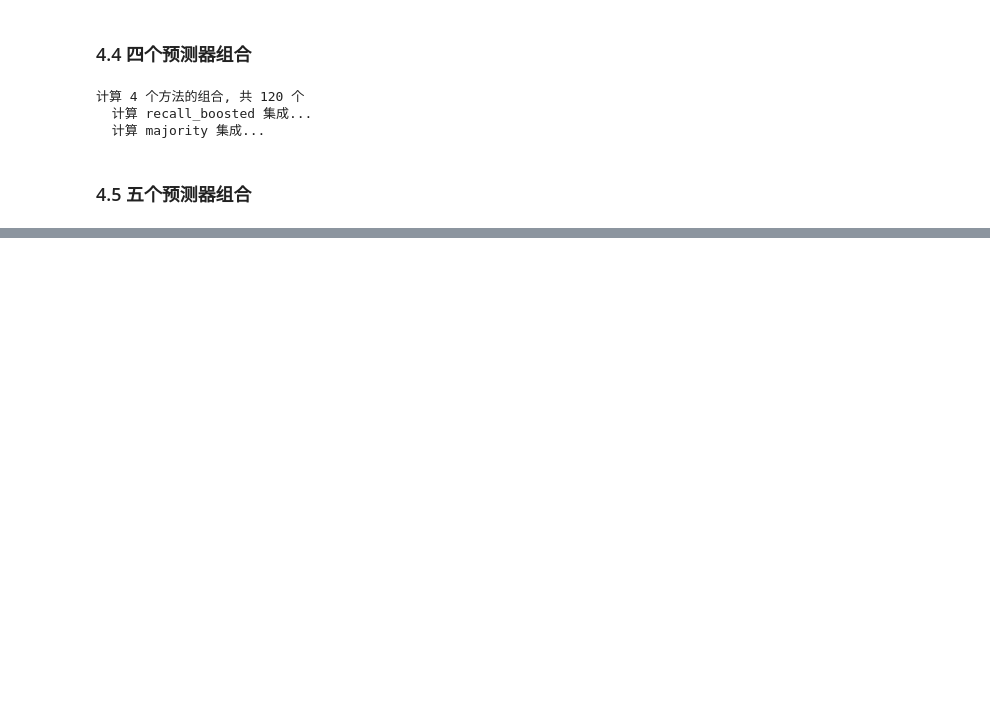
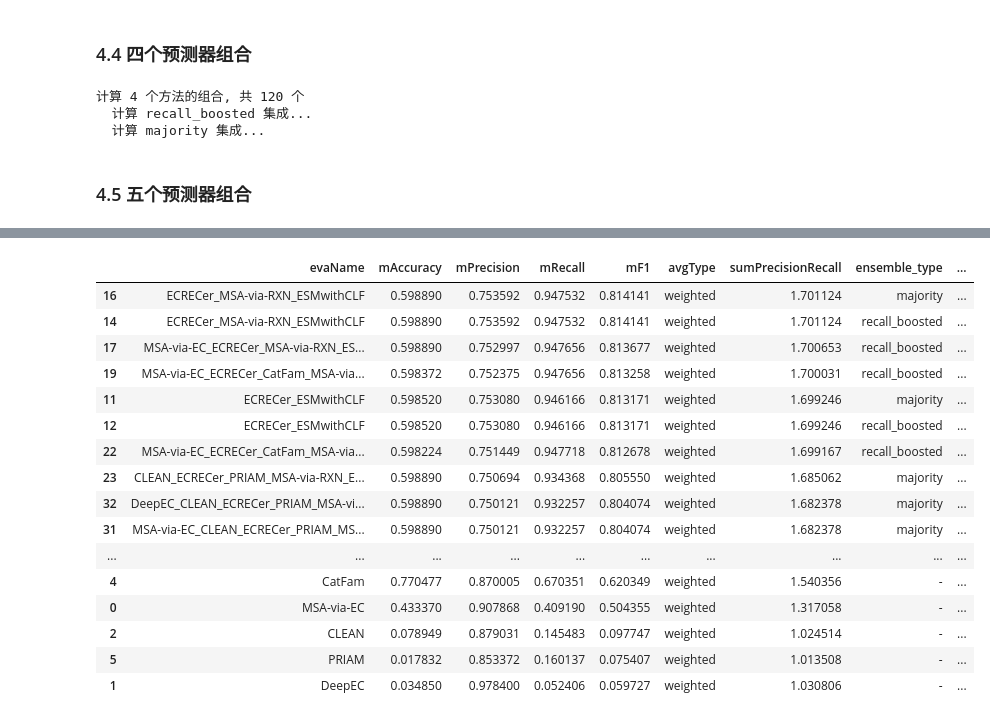
Before and after one commit to kingstdio/RXNRECer, a Jupyter notebook: case/2018later/集成评估.ipynb, the cells around one changed output, grey strips where cells are left out. Cells and saved outputs as stored; diff of their text form; code cells hidden in the pictures; blank space fills up the shorter version.

```diff
--- a/case/2018later/集成评估.ipynb
+++ b/case/2018later/集成评估.ipynb
@@ -513,0 +383,20 @@ ensemble_metrics_1
+# %%
+eva_metrics_best.sort_values(by=['mF1'], ascending=[False])
+# %% [output]
+|  | evaName | mAccuracy | mPrecision | mRecall | mF1 | avgType | sumPrecisionRecall | ensemble_type | ... |
+| 16 | ECRECer_MSA-via-RXN_ESMwithCLF | 0.598890 | 0.753592 | 0.947532 | 0.814141 | weighted | 1.701124 | majority | ... |
+| 14 | ECRECer_MSA-via-RXN_ESMwithCLF | 0.598890 | 0.753592 | 0.947532 | 0.814141 | weighted | 1.701124 | recall_boosted | ... |
+| 17 | MSA-via-EC_ECRECer_MSA-via-RXN_ES... | 0.598890 | 0.752997 | 0.947656 | 0.813677 | weighted | 1.700653 | recall_boosted | ... |
+| 19 | MSA-via-EC_ECRECer_CatFam_MSA-via... | 0.598372 | 0.752375 | 0.947656 | 0.813258 | weighted | 1.700031 | recall_boosted | ... |
+| 11 | ECRECer_ESMwithCLF | 0.598520 | 0.753080 | 0.946166 | 0.813171 | weighted | 1.699246 | majority | ... |
+| 12 | ECRECer_ESMwithCLF | 0.598520 | 0.753080 | 0.946166 | 0.813171 | weighted | 1.699246 | recall_boosted | ... |
+| 22 | MSA-via-EC_ECRECer_CatFam_MSA-via... | 0.598224 | 0.751449 | 0.947718 | 0.812678 | weighted | 1.699167 | recall_boosted | ... |
+| 23 | CLEAN_ECRECer_PRIAM_MSA-via-RXN_E... | 0.598890 | 0.750694 | 0.934368 | 0.805550 | weighted | 1.685062 | majority | ... |
+| 32 | DeepEC_CLEAN_ECRECer_PRIAM_MSA-vi... | 0.598890 | 0.750121 | 0.932257 | 0.804074 | weighted | 1.682378 | majority | ... |
+| 31 | MSA-via-EC_CLEAN_ECRECer_PRIAM_MS... | 0.598890 | 0.750121 | 0.932257 | 0.804074 | weighted | 1.682378 | majority | ... |
+| ... | ... | ... | ... | ... | ... | ... | ... | ... | ... |
+| 4 | CatFam | 0.770477 | 0.870005 | 0.670351 | 0.620349 | weighted | 1.540356 | - | ... |
+| 0 | MSA-via-EC | 0.433370 | 0.907868 | 0.409190 | 0.504355 | weighted | 1.317058 | - | ... |
+| 2 | CLEAN | 0.078949 | 0.879031 | 0.145483 | 0.097747 | weighted | 1.024514 | - | ... |
+| 5 | PRIAM | 0.017832 | 0.853372 | 0.160137 | 0.075407 | weighted | 1.013508 | - | ... |
+| 1 | DeepEC | 0.034850 | 0.978400 | 0.052406 | 0.059727 | weighted | 1.030806 | - | ... |
```
Also changed, not shown: parts of 57 cells of this notebook, 10 other files.
